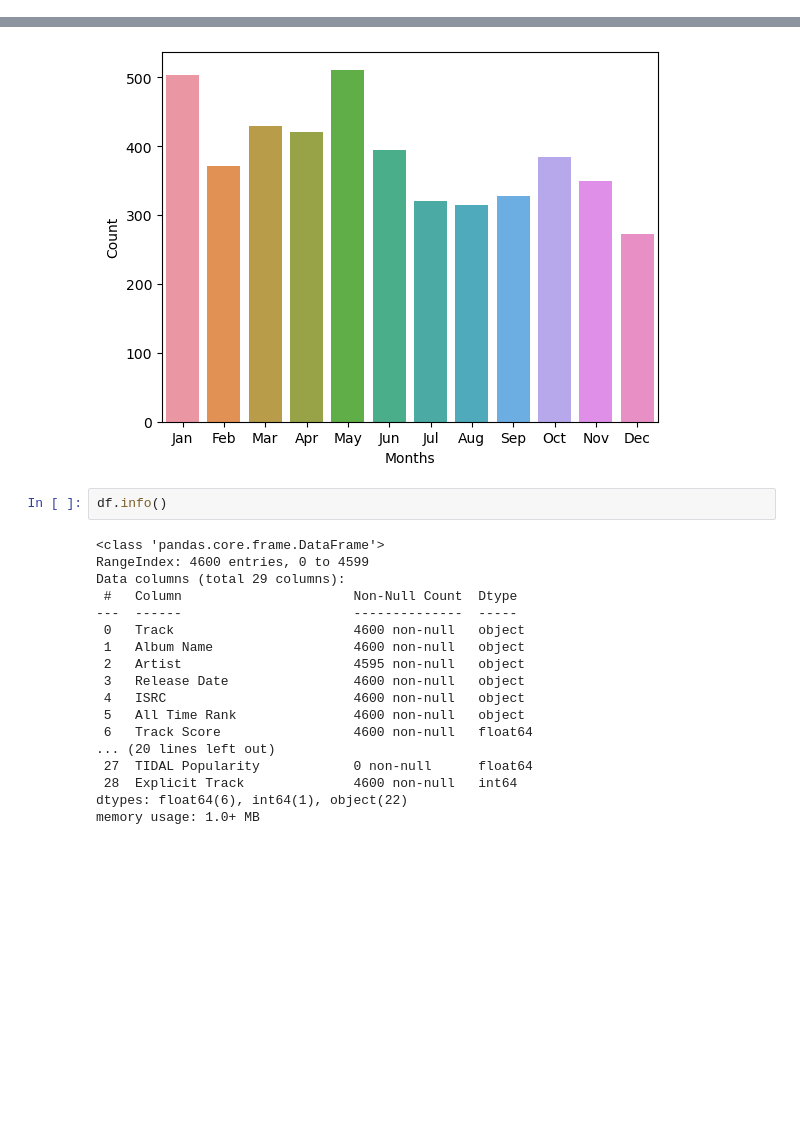
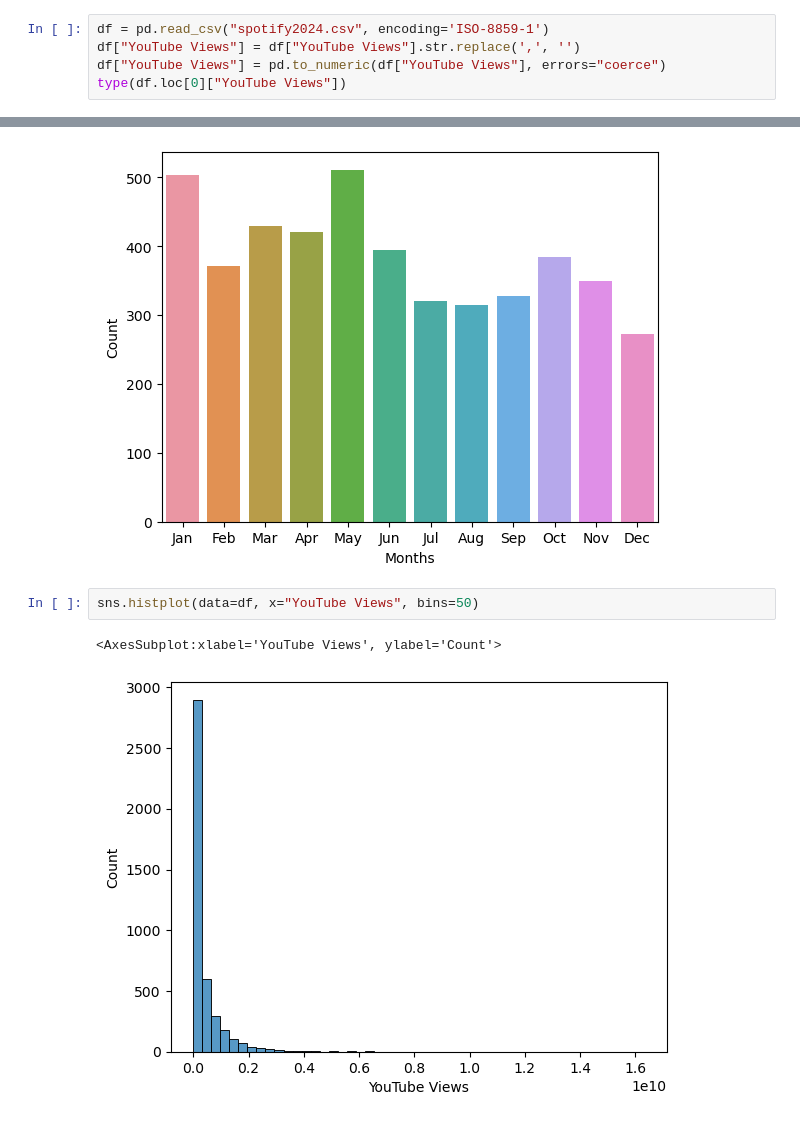
Before and after one commit to SSpindt/AI, a Jupyter notebook: Semester 1/Spotify/Spotify2024.ipynb, the cells around one changed output, grey strips where cells are left out. Saved outputs shown, nothing was run; the diff lists cells and outputs as text; blank space fills up the shorter version.

Commit message:
Converts YouTube Views to numbers

```diff
--- a/Semester 1/Spotify/Spotify2024.ipynb
+++ b/Semester 1/Spotify/Spotify2024.ipynb
@@ -5,0 +4,5 @@ df = pd.read_csv("spotify2024.csv", encoding='ISO-8859-1')
+# %%
+df = pd.read_csv("spotify2024.csv", encoding='ISO-8859-1')
+df["YouTube Views"] = df["YouTube Views"].str.replace(',', '')
+df["YouTube Views"] = pd.to_numeric(df["YouTube Views"], errors="coerce")
+type(df.loc[0]["YouTube Views"])
@@ -70,23 +95,8 @@ sns.barplot(data=dates, x="Months", y="Count")
 # %% [output]
 <AxesSubplot:xlabel='Months', ylabel='Count'>
 [figure]
-# %%
-df.info()
-# %% [output]
-<class 'pandas.core.frame.DataFrame'>
-RangeIndex: 4600 entries, 0 to 4599
-Data columns (total 29 columns):
- #   Column                      Non-Null Count  Dtype
----  ------                      --------------  -----
- 0   Track                       4600 non-null   object
- 1   Album Name                  4600 non-null   object
- 2   Artist                      4595 non-null   object
- 3   Release Date                4600 non-null   object
- 4   ISRC                        4600 non-null   object
- 5   All Time Rank               4600 non-null   object
- 6   Track Score                 4600 non-null   float64
-... (20 lines left out)
- 27  TIDAL Popularity            0 non-null      float64
- 28  Explicit Track              4600 non-null   int64
-dtypes: float64(6), int64(1), object(22)
-memory usage: 1.0+ MB
+# %%
+sns.histplot(data=df, x="YouTube Views", bins=50)
+# %% [output]
+<AxesSubplot:xlabel='YouTube Views', ylabel='Count'>
+[figure, added]
```
Also changed, not shown: parts of 3 cells of this notebook.
